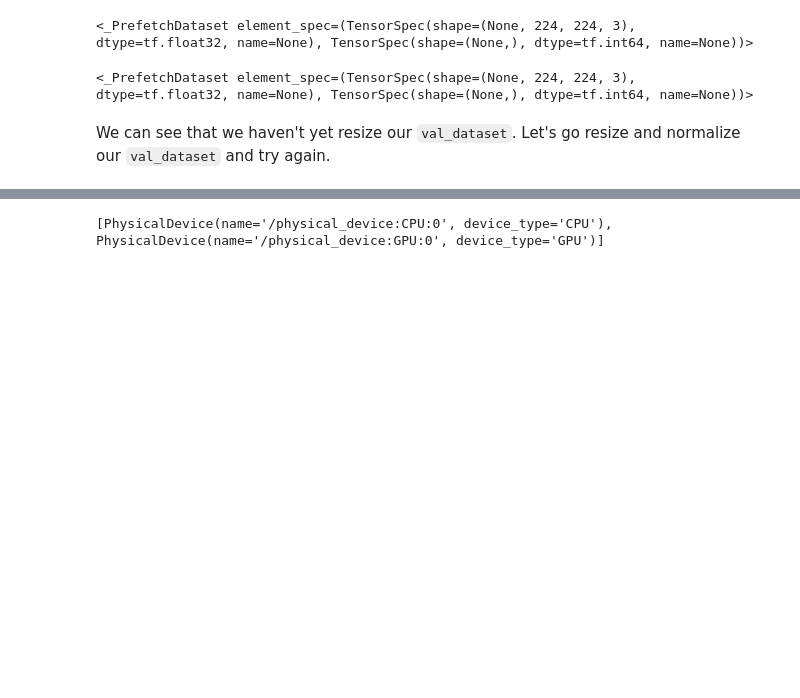
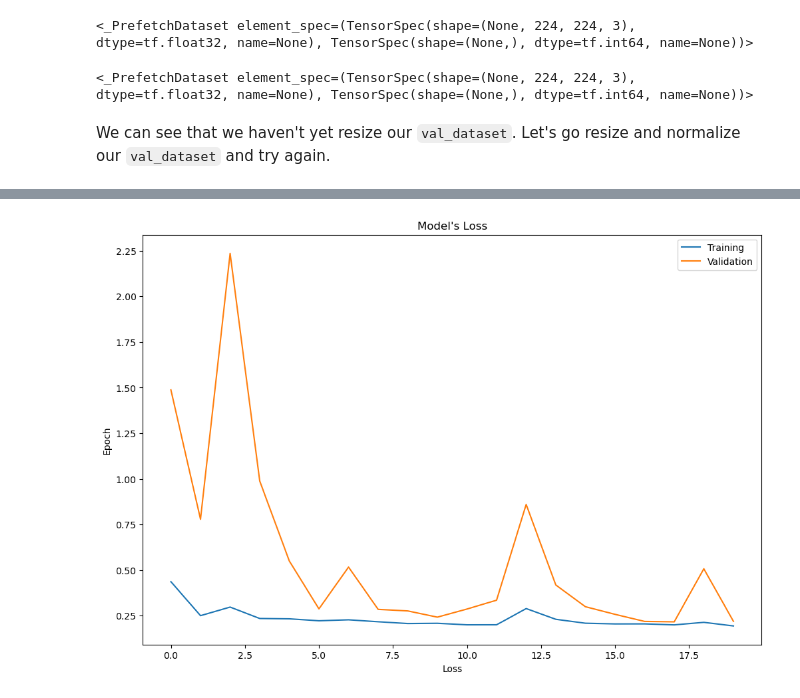
Before and after one commit to DangGiaChi/Deep-Learning-for-Computer-Vision-with-Python-and-TensorFlow-Course, a Jupyter notebook: Malaria_Detection/Malaria_Detection.ipynb, the cells around one changed output, grey strips where cells are left out. Drawn from its saved outputs; the diff is of its cells as text; code cells hidden in the pictures; blank space fills up the shorter version.

Commit message:
Model basically completed

```diff
--- a/Malaria_Detection/Malaria_Detection.ipynb
+++ b/Malaria_Detection/Malaria_Detection.ipynb
@@ -296,21 +296,27 @@ Pooling layer summarises the features present in regions of the output map gener
 
 To reduce the dimension to a half, we pick the size of filter (kernel) to be 2, and stride 2, because then `output = (input - kernel) / stride + 1 = (input - 2) / 2 + 1 = input / 2`
 # %%
-model = Sequential([
+lenet_model = Sequential([
     InputLayer(input_shape = (IMG_SIZE, IMG_SIZE, 3)),
 
-    Conv2D(filters = 6, kernel_size = 5, padding = "valid", activation = "sigmoid"),
+    Conv2D(filters = 6, kernel_size = 4, padding = "valid", activation = "relu"),
+    BatchNormalization(),
     MaxPool2D(pool_size = 2, strides=2),
 
-    Conv2D(filters = 16, kernel_size = 5, padding = "valid", activation = "sigmoid"),
+    Conv2D(filters = 16, kernel_size = 4, padding = "valid", activation = "relu"),
+    BatchNormalization(),
     MaxPool2D(pool_size = 2, strides=2),
 
     Flatten(),
 
-    Dense(100, activation = "sigmoid"),
-    Dense(10, activation = "sigmoid"),
+    Dense(100, activation = "relu"),
+    BatchNormalization(),
+
+    Dense(10, activation = "relu"),
+    BatchNormalization(),
+
     Dense(1, activation = "sigmoid")
 ])
 
-model.summary()
+lenet_model.summary()
 # %% [output]
@@ -334,5 +342,6 @@ _________________________________________________________________
 # %%
-model.compile(optimizer=Adam(learning_rate=0.01),
-              loss = BinaryCrossentropy(from_logits=False))
+lenet_model.compile(optimizer=Adam(learning_rate=0.01),
+              loss = BinaryCrossentropy(from_logits=False),
+              metrics = "accuracy")
 # %%
 # sess = tf.compat.v1.Session(config=config)
@@ -350,6 +359,5 @@ val_dataset
 # %% [markdown]
 We can see that we haven't yet resize our `val_dataset`. Let's go resize and normalize our `val_dataset` and try again.
 # %%
-
-process = model.fit(train_dataset, validation_data=val_dataset, epochs=100, verbose=1)
+process = lenet_model.fit(train_dataset, validation_data=val_dataset, epochs=20, verbose=1)
 # %% [output]
@@ -377,4 +384,12 @@ KeyboardInterrupt:
-# %%
-print(tf.config.list_physical_devices())
-# %% [output]
-[PhysicalDevice(name='/physical_device:CPU:0', device_type='CPU'), PhysicalDevice(name='/physical_device:GPU:0', device_type='GPU')]
+# %%
+plt.figure(figsize=(12,8))
+plt.plot(process.history["loss"])
+plt.plot(process.history["val_loss"])
+plt.xlabel("Loss")
+plt.ylabel("Epoch")
+plt.legend(["Training", "Validation"])
+plt.title("Model's Loss")
+
+plt.show();
+# %% [output]
+[figure, added]
```
Also changed, not shown: parts of 13 cells of this notebook.
